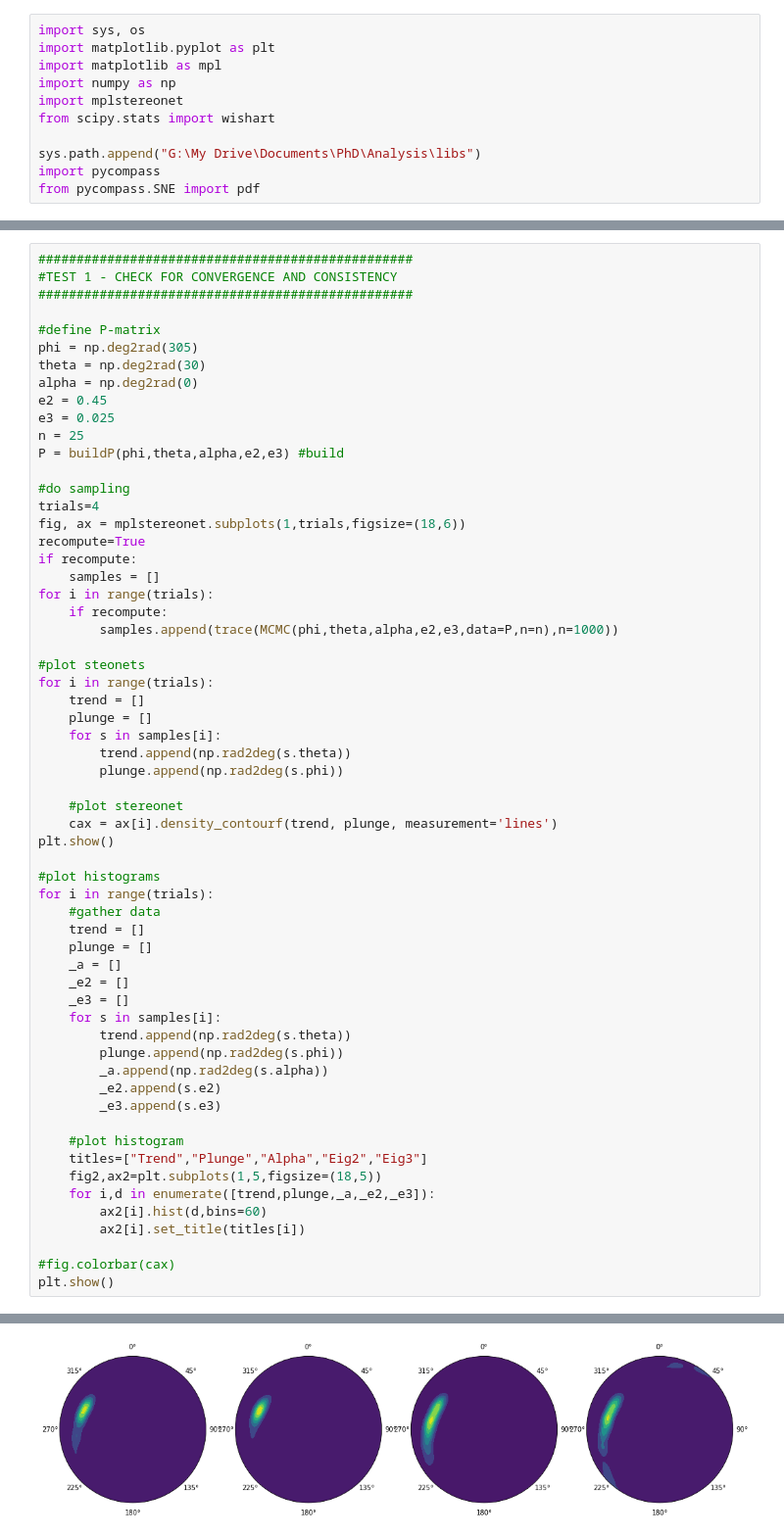
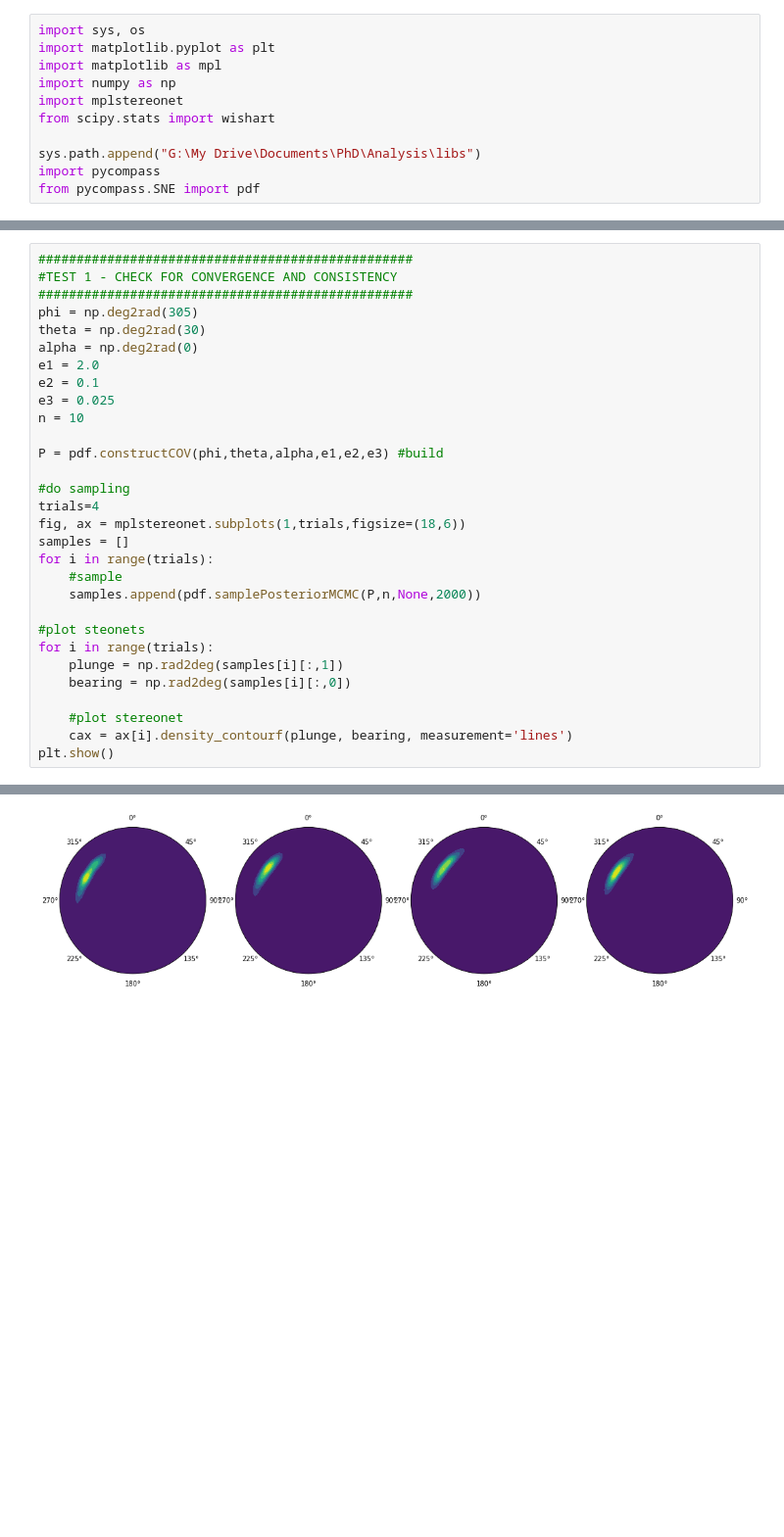
Before and after one commit to samthiele/pycompass, a Jupyter notebook: examples/2_MCMC SNE.ipynb, the cells around one changed output, grey strips where cells are left out. Shown at 98% size. Saved outputs shown, nothing was run; the diff lists cells and outputs as text; blank space fills up the shorter version.

```diff
--- a/examples/2_MCMC SNE.ipynb
+++ b/examples/2_MCMC SNE.ipynb
@@ -152,60 +13,30 @@ def trace(initial,n=1000,):
 #################################################
 #TEST 1 - CHECK FOR CONVERGENCE AND CONSISTENCY
 #################################################
-
-#define P-matrix
 phi = np.deg2rad(305)
 theta = np.deg2rad(30)
 alpha = np.deg2rad(0)
-e2 = 0.45
+e1 = 2.0
+e2 = 0.1
 e3 = 0.025
-n = 25
-P = buildP(phi,theta,alpha,e2,e3) #build
+n = 10
+
+P = pdf.constructCOV(phi,theta,alpha,e1,e2,e3) #build
 
 #do sampling
 trials=4
 fig, ax = mplstereonet.subplots(1,trials,figsize=(18,6))
-recompute=True
-if recompute:
-    samples = []
+samples = []
 for i in range(trials):
-    if recompute:
-        samples.append(trace(MCMC(phi,theta,alpha,e2,e3,data=P,n=n),n=1000))
+    #sample
+    samples.append(pdf.samplePosteriorMCMC(P,n,None,2000))
 
 #plot steonets
 for i in range(trials):
-    trend = []
-    plunge = []
-    for s in samples[i]:
-        trend.append(np.rad2deg(s.theta))
-        plunge.append(np.rad2deg(s.phi))
+    plunge = np.rad2deg(samples[i][:,1])
+    bearing = np.rad2deg(samples[i][:,0])
 
     #plot stereonet
-    cax = ax[i].density_contourf(trend, plunge, measurement='lines')
+    cax = ax[i].density_contourf(plunge, bearing, measurement='lines')
 plt.show()
-
-#plot histograms
-for i in range(trials):
-    #gather data
-    trend = []
-    plunge = []
-    _a = []
-    _e2 = []
-    _e3 = []
-    for s in samples[i]:
-        trend.append(np.rad2deg(s.theta))
-        plunge.append(np.rad2deg(s.phi))
-        _a.append(np.rad2deg(s.alpha))
-        _e2.append(s.e2)
-        _e3.append(s.e3)
-
-    #plot histogram
-    titles=["Trend","Plunge","Alpha","Eig2","Eig3"]
-    fig2,ax2=plt.subplots(1,5,figsize=(18,5))
-    for i,d in enumerate([trend,plunge,_a,_e2,_e3]):
-        ax2[i].hist(d,bins=60)
-        ax2[i].set_title(titles[i])
-
-#fig.colorbar(cax)
-plt.show()
 # %% [output]
@@ -212 +47 @@ plt.show()
-[figure, old version]
+[figure, new version]
```
Also changed, not shown: parts of 21 cells of this notebook, 3 other files.
